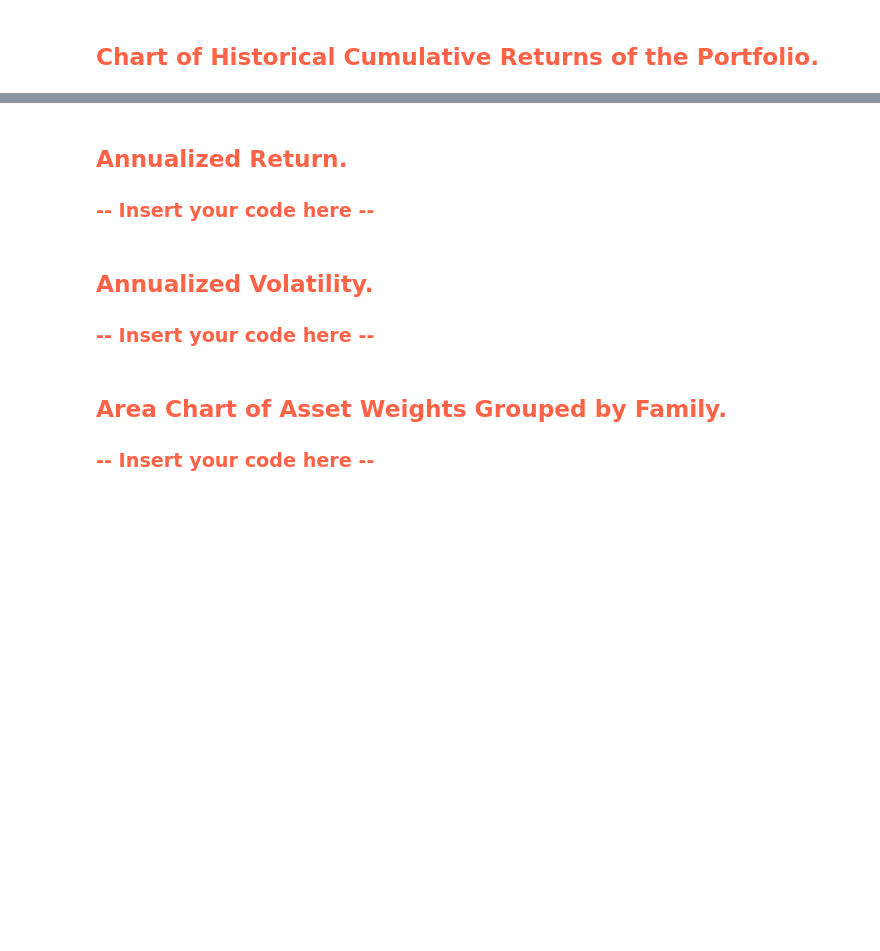
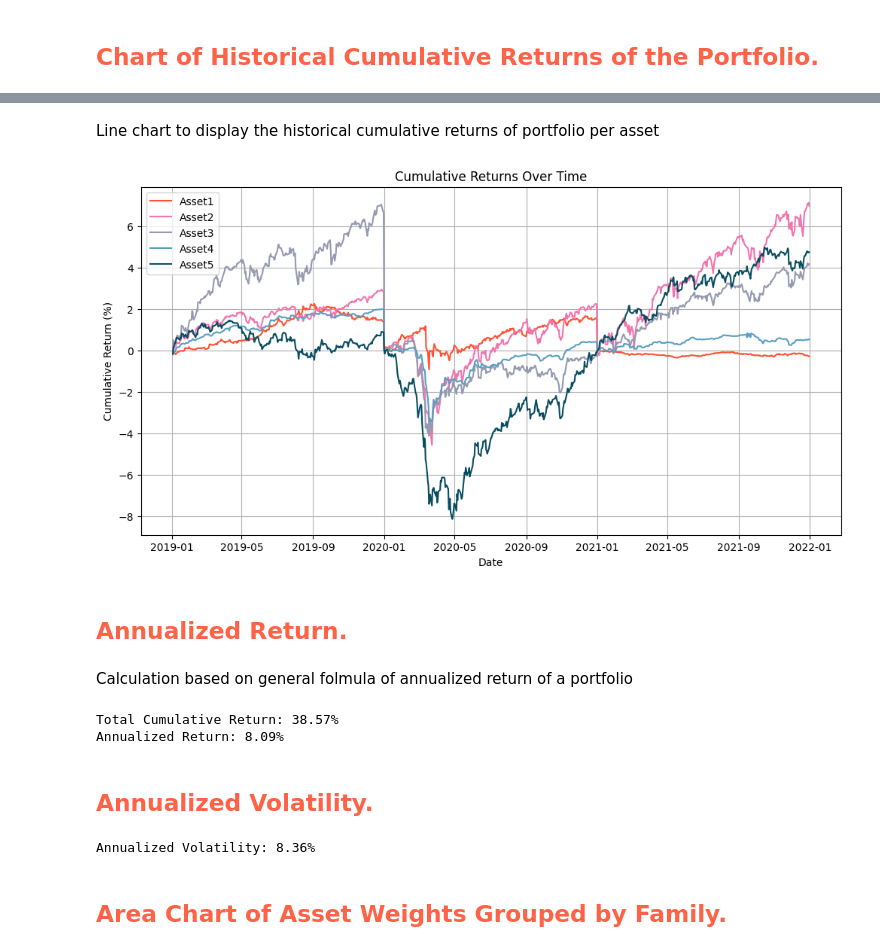
Before and after one commit to v4nui/Portfolio-Analysis, a Jupyter notebook: Tech-Challenge.ipynb, the cells around one changed output, grey strips where cells are left out. Drawn from its saved outputs; the diff is of its cells as text; code cells hidden in the pictures; blank space fills up the shorter version.

```diff
--- a/Tech-Challenge.ipynb
+++ b/Tech-Challenge.ipynb
@@ -349,0 +322,22 @@ array([0.22545796, 0.1162548 , 0.26500323, 0.23030958, 0.16297443])
+# %%
+# the years and corresponding weight dates
+years = ['2019', '2020', '2021']
+weights = {
+    '2019': df_portfolio.loc['2019-01-02'].values,
+    '2020': df_portfolio.loc['2020-01-01'].values,
+    '2021': df_portfolio.loc['2021-01-01'].values
+}
+
+# cumulative returns DataFrame with the same index and columns as df_daily_return
+df_cumulative = pd.DataFrame(index=df_daily_return.index, columns=df_daily_return.columns)
+
+# loop over each year
+for year in years:
+    df_year = df_daily_return.loc[year]
+
+    # Multiply each asset's returns by the weight vector (broadcasting across columns)
+    df_portfolio_return = df_year * weights[year]
+
+    df_cumulative.loc[year] = ((1 + df_portfolio_return / 100).cumprod() - 1) * 100
+
+print(df_cumulative)
@@ -350,9 +360,60 @@ array([0.22545796, 0.1162548 , 0.26500323, 0.23030958, 0.16297443])
+# %% [markdown]
+Line chart to display the historical cumulative returns of portfolio per asset
+# %%
+colors = ['#FF5233','#F374AE','#959AB1','#599FC2','#084C61']
+
+plt.figure(figsize=(12, 6))
+for i, asset in enumerate(df_cumulative.columns):
+    plt.plot(df_cumulative.index, df_cumulative[asset],
+             label=asset,
+             color=colors[i % len(colors)])  # Use modulo in case there are more assets than colors
+
+plt.xlabel("Date")
+plt.ylabel("Cumulative Return (%)")
+plt.title("Cumulative Returns Over Time")
+plt.legend()
+plt.grid(True)
+plt.show()
+# %% [output]
+[figure, added]
 # %% [markdown]
 <h2 style="color: #FF6347;">Annualized Return.</h2>
-<h3 style="color: #FF6347;">-- Insert your code here --</h3>
+# %% [markdown]
+Calculation based on general folmula of annualized return of a portfolio
+# %%
+# the daily portfolio return for each year (weighted sum across assets)
+portfolio_daily_returns = []
+
+for year in years:
+    df_year = df_daily_return.loc[year]
+    weighted_returns = df_year * weights[year] # remain in percentages
+    portfolio_return = weighted_returns.sum(axis=1)
+    portfolio_daily_returns.append(portfolio_return)
+
+portfolio_daily_return = pd.concat(portfolio_daily_returns).sort_index() # returns for all years into one series and sort by date
+portfolio_daily_return_dec= portfolio_daily_return / 100 # convert back to decimal
+
+# compute the overall growth factor by compounding daily returns
+total_growth = (1 + portfolio_daily_return_dec).prod()
+
+# determine the total period in years
+n_years = (portfolio_daily_return.index[-1] - portfolio_daily_return.index[0]).days / 261
+
+# annualized return
+annualized_return = total_growth ** (1 / n_years) - 1
+
+print("Total Cumulative Return: {:.2%}".format(total_growth - 1))
+print("Annualized Return: {:.2%}".format(annualized_return))
+# %% [output]
+Total Cumulative Return: 38.57%
+Annualized Return: 8.09%
 # %% [markdown]
 <h2 style="color: #FF6347;">Annualized Volatility.</h2>
-<h3 style="color: #FF6347;">-- Insert your code here --</h3>
+# %%
+daily_volatility = portfolio_daily_return_dec.std()
+annualized_volatility = daily_volatility * np.sqrt(252)
+print("Annualized Volatility: {:.2%}".format(annualized_volatility))
+# %% [output]
+Annualized Volatility: 8.36%
 # %% [markdown]
 <h2 style="color: #FF6347;">Area Chart of Asset Weights Grouped by Family.</h2>
-<h3 style="color: #FF6347;">-- Insert your code here --</h3>
```
Also changed, not shown: parts of 8 cells of this notebook, 1 other file.
